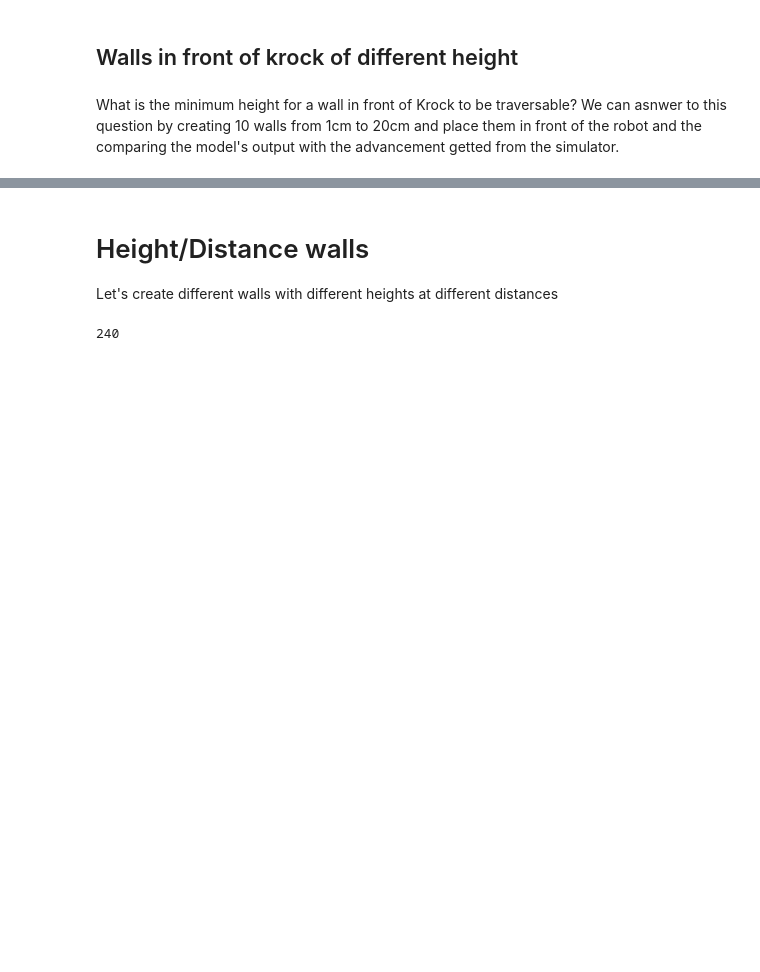
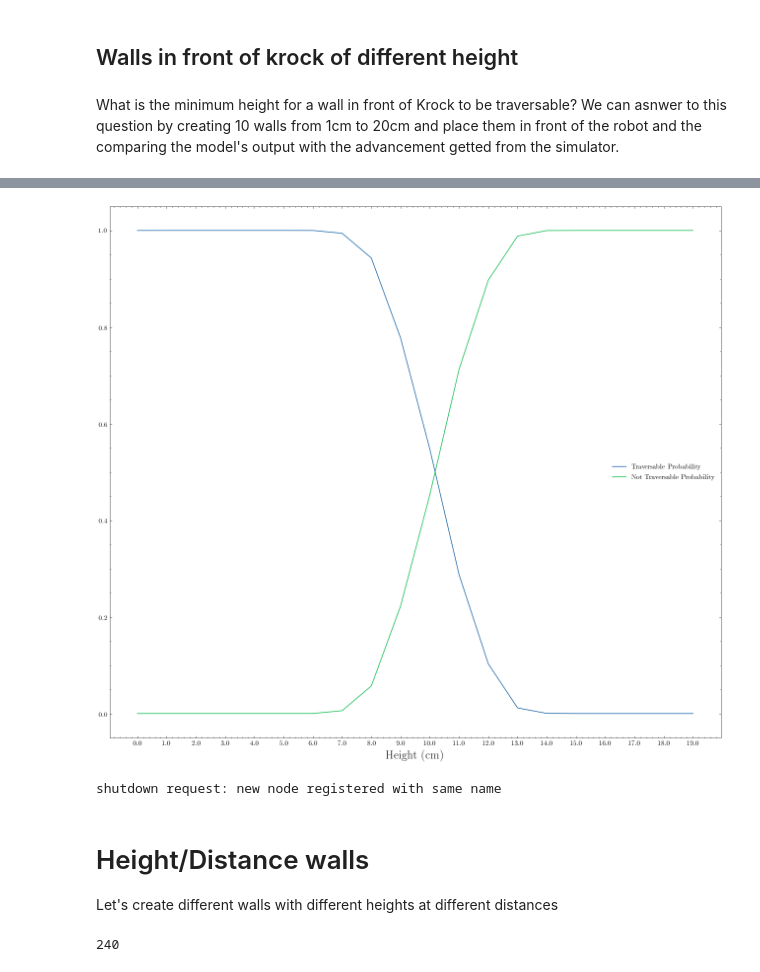
Before and after one commit to FrancescoSaverioZuppichini/Master-Thesis, a Jupyter notebook: core/interpretability-dataset.ipynb, the cells around one changed output, grey strips where cells are left out. Drawn from its saved outputs; the diff is of its cells as text; code cells hidden in the pictures; blank space fills up the shorter version.

```diff
--- a/core/interpretability-dataset.ipynb
+++ b/core/interpretability-dataset.ipynb
@@ -228,3 +301,18 @@ explanation.df
+# %%
+fig = plt.figure()
+plt.plot(explanation.df['out_1'], label='Traversable Probability ')
+plt.plot(explanation.df['out_0'], label='Not Traversable Probability')
+ax = plt.gca()
+
+ax.set_xticks(np.arange(len(heights)))
+ax.set_xticklabels(['{:.1f}'.format(d) for d in heights * 100], rotation=0)
+ax.set_xlabel('Height (cm)',  fontsize=18)
+plt.legend()
+plt.show()
+fig.savefig(out_dir + '/predictions.png')
+# %% [output]
+[figure, added]
+shutdown request: new node registered with same name
 # %%
 # store all the walls for the thesis
 for n, p in enumerate(answer):
```
Also changed, not shown: parts of 16 cells of this notebook, 13 other files.
